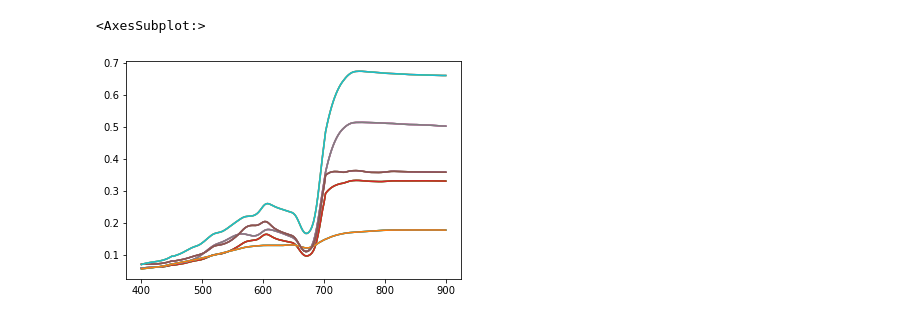
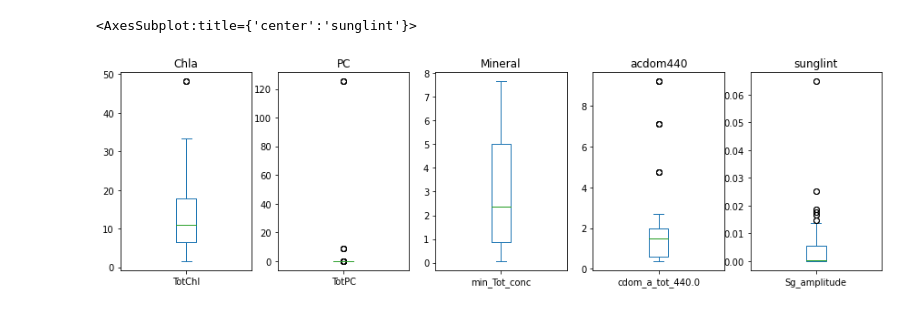
Before and after one commit to JAKravitz/SWIPE_HE, a Jupyter notebook: plot_scripts/plot_batch.ipynb, the cells around one changed output. Drawn from its saved outputs; the diff is of its cells as text; code cells hidden in the pictures.

```diff
--- a/plot_scripts/plot_batch.ipynb
+++ b/plot_scripts/plot_batch.ipynb
@@ -4,7 +4,7 @@ import pandas as pd
 import matplotlib.pyplot as plt
 
 datadir = '/nobackup/jakravit/data/HE60/batch_data/'
-batch_name = 'case1V5'
+batch_name = 'case2V1'
 inputs = pd.read_csv(datadir + '{}_inputs.csv'.format(batch_name), index_col=0)
 outputs = pd.read_csv(datadir + '{}_outputs.csv'.format(batch_name), index_col=0)
 # %%
@@ -19,8 +19,11 @@ brGlintIdx = inputs.index[(inputs['Sg_included'] == 1) & (inputs['Br_included']
 rrs = outputs.filter(regex='^rrs')
 rrs.columns = np.arange(400, 902.5, 2.5)
 # %%
+plt.rcParams["figure.figsize"] = (9,6)
+
 # pure rrs - no glint, no rrs
-rrs.loc[cleanRrsIdx,:].T.plot(legend=False, title='pure Rrs')
+rrs.loc[cleanRrsIdx,:].T.plot(legend=False, title='pure Rrs',)
+                             # ylim=(0,.01))
 
 # rrs with sunglint and no bottom reflectance
 rrs.loc[glintIdx,:].T.plot(legend=False, title='Rrs with Glint')
@@ -30,4 +33,10 @@ rrs.loc[brIdx,:].T.plot(legend=False, title='Rrs with bottom reflectance')
 
 # rrs with bottom reflectance and glint
 rrs.loc[brGlintIdx,:].T.plot(legend=False, title='Rrs with Glint and bottom reflectance')
+
+# bottom reflectance
+benthic = inputs.filter(regex='^benthic_tot')
+benthic.columns = np.arange(400, 902.5, 2.5)
+benthic.T.plot(legend=False, title='Benthic albedos',)
+              # xlim=(400,500), ylim=(0,.1))
 # %% [output]
@@ -41,6 +49,13 @@ benthic = inputs.filter(regex='^benthic_tot')
 # %%
-benthic.columns = np.arange(400, 902.5, 2.5)
-benthic.T.plot(legend=False)
+fig, (ax1,ax2,ax3,ax4,ax5) = plt.subplots(1,5, figsize=(15,4))
+inputs.TotChl.plot.box(ax=ax1, title='Chla')
+try:
+    inputs.TotPC.plot.box(ax=ax2, title='PC')
+except:
+    pass
+inputs.min_Tot_conc.plot.box(ax=ax3, title='Mineral')
+inputs['cdom_a_tot_440.0'].plot.box(ax=ax4, title='acdom440')
+inputs['Sg_amplitude'].plot.box(ax=ax5, title='sunglint')
 # %% [output]
-<AxesSubplot:>
+<AxesSubplot:title={'center':'sunglint'}>
-[figure, old version]
+[figure, new version]
```
Also changed, not shown: parts of 4 cells of this notebook, 5 other files.
